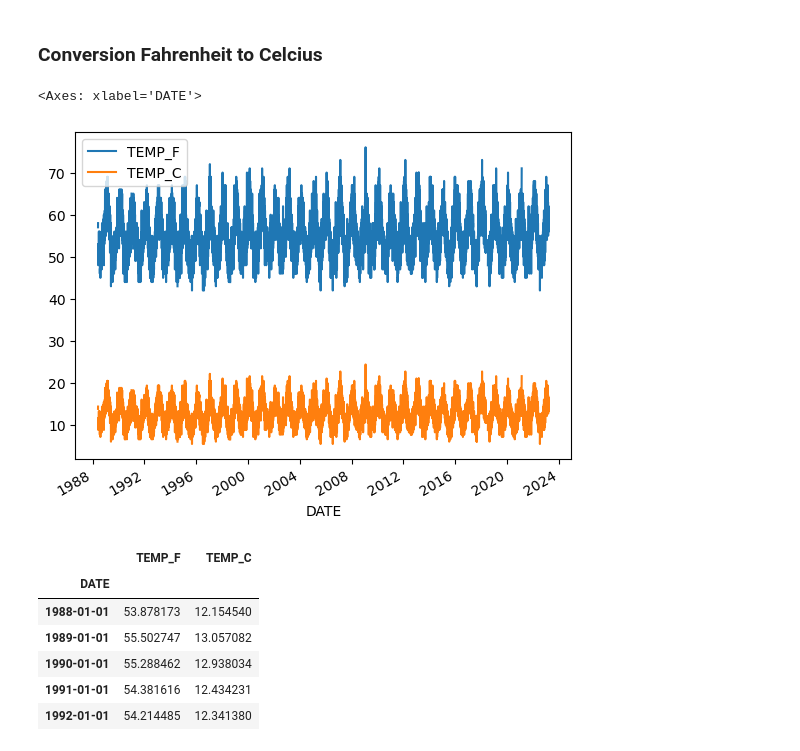
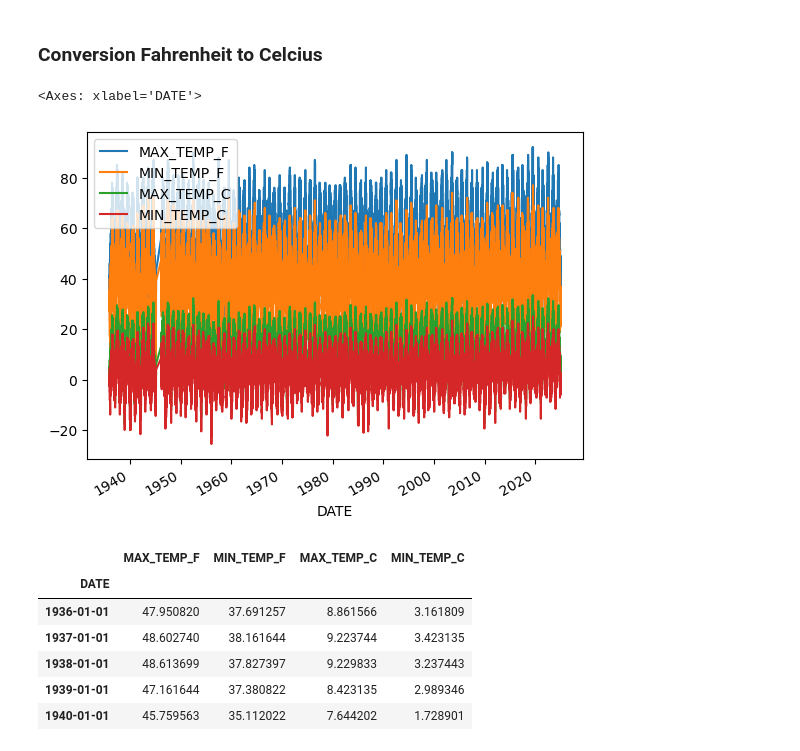
Before and after one commit to earthlab-education/02-climate-MarJess, a Jupyter notebook: 06_climate_change_portfolio.ipynb, the cells around one changed output. Saved outputs shown, nothing was run; the diff lists cells and outputs as text; code cells hidden in the pictures.

Commit message:
update station to kleiner feldberg

```diff
--- a/06_climate_change_portfolio.ipynb
+++ b/06_climate_change_portfolio.ipynb
@@ -16,9 +19,9 @@ from sklearn.linear_model import LinearRegression
 # %% [markdown]
 ### Download Climate Data
 # %%
-cape_grim_ncei_url = ('https://www.ncei.noaa.gov/access/services/data/v1'
-                    '?dataset=daily-summaries&dataTypes=TAVG&'
-                    'stations=ASN00091245&startDate=1988-06-01&'
-                    'endDate=2023-03-29&units=standard')
-cape_grim_ncei_url
+kl_feldberg_ncei_url = ('https://www.ncei.noaa.gov/access/services/data/v1'
+                    '?dataset=daily-summaries&dataTypes=TMAX,TMIN&'
+                    'stations=GME00124546&startDate=1936-01-01&'
+                    'endDate=2024-12-31&units=standard')
+kl_feldberg_ncei_url
 # %% [output]
@@ -26,17 +29,19 @@ cape_grim_ncei_url
 # %%
 # Download the climate data
-cape_grim_climate_df = pd.read_csv(
-    cape_grim_ncei_url,
+kl_feldberg_climate_df = pd.read_csv(
+    kl_feldberg_ncei_url,
     index_col='DATE',
     parse_dates=True,
     na_values=['NaN']
 )
 
 # Check that the download worked
-cape_grim_climate_df.head()
+kl_feldberg_climate_df.head()
 
 # rename temperature column from TANG (average temperature)
 # to TEMP_F (temperature in Fahrenheit)
-cape_grim_climate_units_df = cape_grim_climate_df.rename(columns={
-    'TAVG': 'TEMP_F',                                                   # TEMP_F for temperature in Fahrenheit.
+kl_feldberg_climate_units_df = kl_feldberg_climate_df.rename(columns={
+    'TMAX': 'MAX_TEMP_F',
+    'TMIN': 'MIN_TEMP_F',
 })
+kl_feldberg_climate_units_df.plot()
@@ -45,18 +53,20 @@ cape_grim_climate_units_df = cape_grim_climate_df.rename(columns={
 # %%
 # Convert units with a function
 def Fahrenheit_to_Celcius(temperature_F: float):
     """Convert Fahrenheit temperature to Celcius
 
     :param temperature_F (float): Temperature in Fahrenheit
     """
     return (temperature_F-32) * 5/9
 
 # execute function
-cape_grim_climate_units_df['TEMP_C'] = (
-    cape_grim_climate_units_df['TEMP_F'].apply(Fahrenheit_to_Celcius))
+kl_feldberg_climate_units_df['MAX_TEMP_C'] = (
+    kl_feldberg_climate_units_df['MAX_TEMP_F'].apply(Fahrenheit_to_Celcius))
+kl_feldberg_climate_units_df['MIN_TEMP_C'] = (
+    kl_feldberg_climate_units_df['MIN_TEMP_F'].apply(Fahrenheit_to_Celcius))
 
-cape_grim_climate_units_df.plot()
+kl_feldberg_climate_units_df.plot()
 # %% [output]
 <Axes: xlabel='DATE'>
-[figure, old version]
+[figure, new version]
 # %%
@@ -64,14 +75,14 @@ cape_grim_climate_units_df = cape_grim_climate_units_df[["TEMP_F", "TEMP_C"]]
 # %%
 # Resample data to obtain the mean annual temperature.
-ann_cape_grim_climate_units_df = cape_grim_climate_units_df.resample('YS').mean()
-ann_cape_grim_climate_units_df.head()
+ann_kl_feldberg_climate_units_df = kl_feldberg_climate_units_df.resample('YS').mean()
+ann_kl_feldberg_climate_units_df.head()
 # %% [output]
-|  | TEMP_F | TEMP_C |
-| DATE |  |  |
-| 1988-01-01 | 53.878173 | 12.154540 |
-| 1989-01-01 | 55.502747 | 13.057082 |
-| 1990-01-01 | 55.288462 | 12.938034 |
-| 1991-01-01 | 54.381616 | 12.434231 |
-| 1992-01-01 | 54.214485 | 12.341380 |
+|  | MAX_TEMP_F | MIN_TEMP_F | MAX_TEMP_C | MIN_TEMP_C |
+| DATE |  |  |  |  |
+| 1936-01-01 | 47.950820 | 37.691257 | 8.861566 | 3.161809 |
+| 1937-01-01 | 48.602740 | 38.161644 | 9.223744 | 3.423135 |
+| 1938-01-01 | 48.613699 | 37.827397 | 9.229833 | 3.237443 |
+| 1939-01-01 | 47.161644 | 37.380822 | 8.423135 | 2.989346 |
+| 1940-01-01 | 45.759563 | 35.112022 | 7.644202 | 1.728901 |
 # %%
 # Plot the annual data interactively
```
Also changed, not shown: parts of 5 cells of this notebook.
